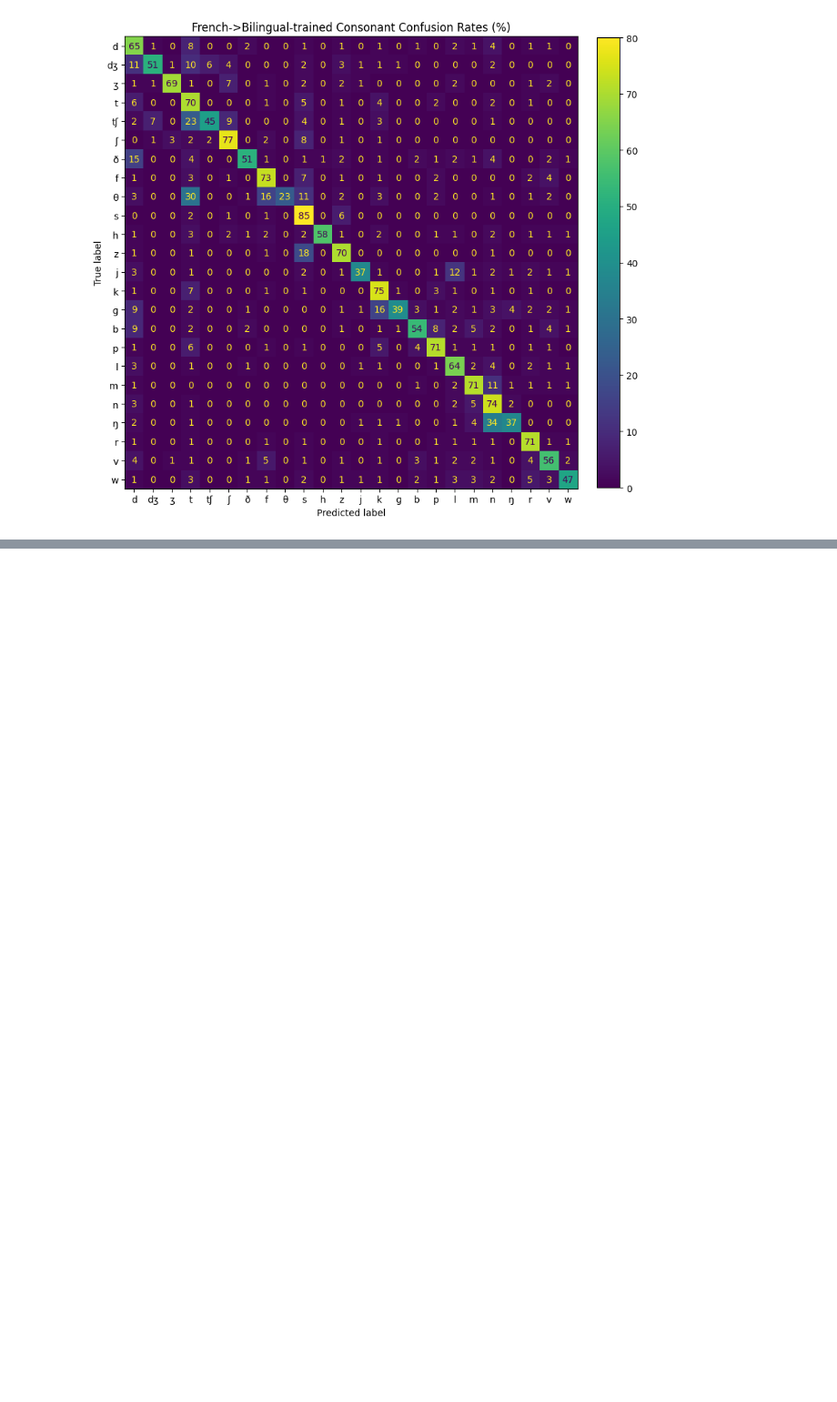
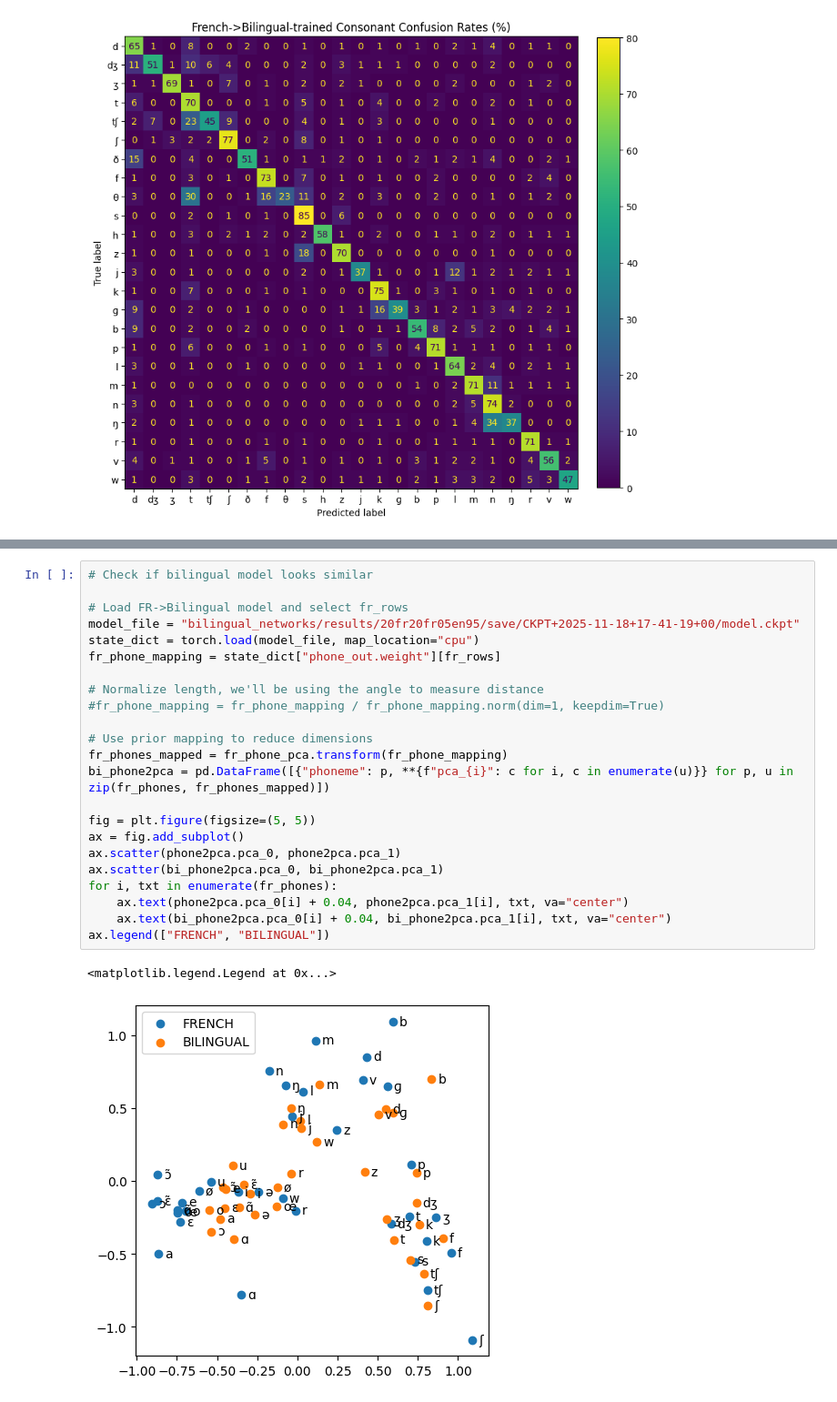
Before and after one commit to pplantinga/bilingual_networks, a Jupyter notebook: phoneme_pca.ipynb, the cells around one changed output, grey strips where cells are left out. Shown at 91% size. Drawn from its saved outputs; the diff is of its cells as text; blank space fills up the shorter version.

```diff
--- a/phoneme_pca.ipynb
+++ b/phoneme_pca.ipynb
@@ -236,0 +340,26 @@ plot_confusions(frbi_confusions, conso_rows, consonants, "French->Bilingual-trai
+# %%
+# Check if bilingual model looks similar
+
+# Load FR->Bilingual model and select fr_rows
+model_file = "bilingual_networks/results/20fr20fr05en95/save/CKPT+2025-11-18+17-41-19+00/model.ckpt"
+state_dict = torch.load(model_file, map_location="cpu")
+fr_phone_mapping = state_dict["phone_out.weight"][fr_rows]
+
+# Normalize length, we'll be using the angle to measure distance
+#fr_phone_mapping = fr_phone_mapping / fr_phone_mapping.norm(dim=1, keepdim=True)
+
+# Use prior mapping to reduce dimensions
+fr_phones_mapped = fr_phone_pca.transform(fr_phone_mapping)
+bi_phone2pca = pd.DataFrame([{"phoneme": p, **{f"pca_{i}": c for i, c in enumerate(u)}} for p, u in zip(fr_phones, fr_phones_mapped)])
+
+fig = plt.figure(figsize=(5, 5))
+ax = fig.add_subplot()
+ax.scatter(phone2pca.pca_0, phone2pca.pca_1)
+ax.scatter(bi_phone2pca.pca_0, bi_phone2pca.pca_1)
+for i, txt in enumerate(fr_phones):
+    ax.text(phone2pca.pca_0[i] + 0.04, phone2pca.pca_1[i], txt, va="center")
+    ax.text(bi_phone2pca.pca_0[i] + 0.04, bi_phone2pca.pca_1[i], txt, va="center")
+ax.legend(["FRENCH", "BILINGUAL"])
+# %% [output]
+<matplotlib.legend.Legend at 0x...>
+[figure, added]
```
Also changed, not shown: parts of 13 cells of this notebook.
